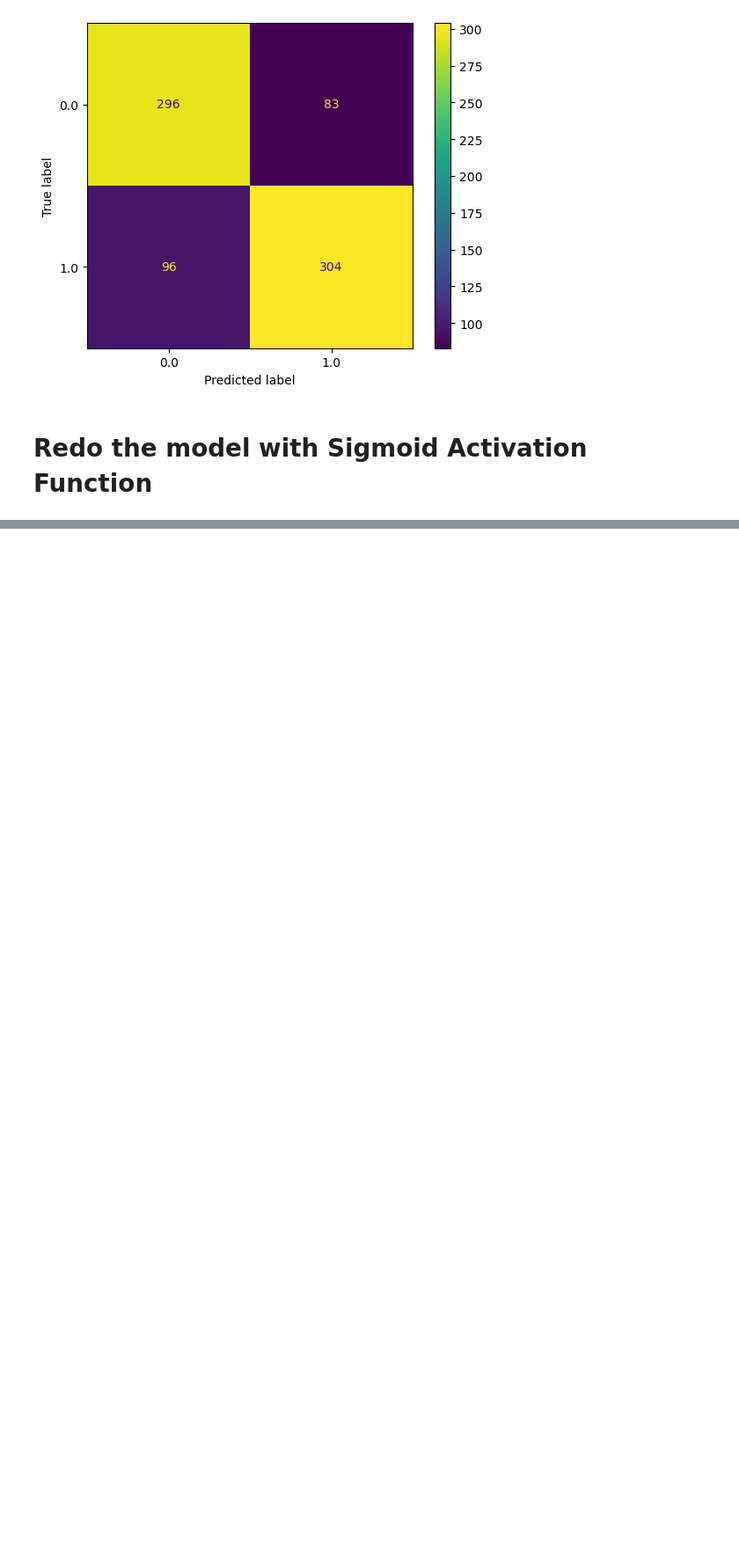
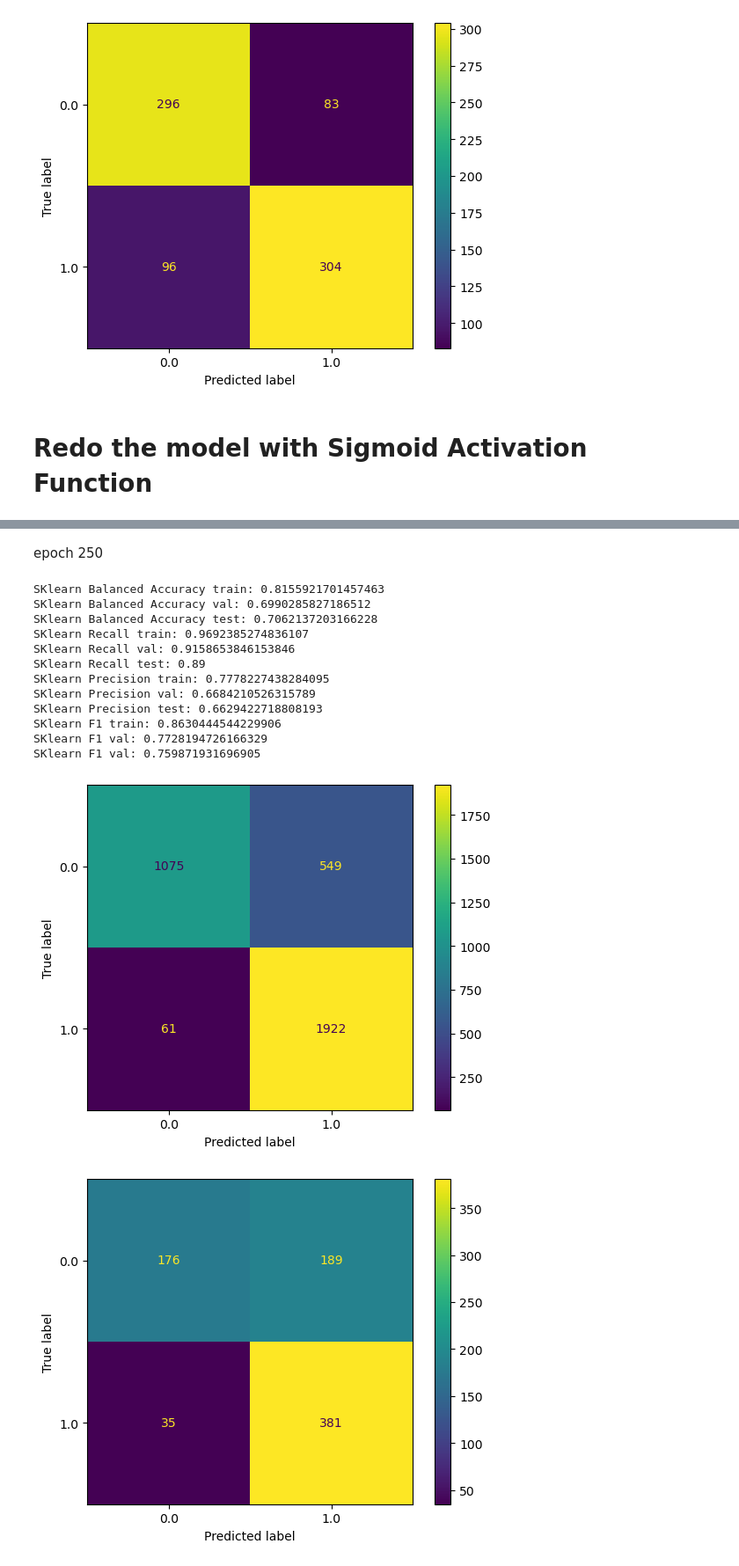
Before and after one commit to dx21006/ML_Tox21_Assessment, a Jupyter notebook: no_nontoxic_nans/2_Deep_NN/Anna best NN metrics.ipynb, the cells around one changed output, grey strips where cells are left out. Shown: that part at 88% size. Cells and saved outputs as stored; diff of their text form; code cells hidden in the pictures; blank space fills up the shorter version.

```diff
--- a/no_nontoxic_nans/2_Deep_NN/Anna best NN metrics.ipynb
+++ b/no_nontoxic_nans/2_Deep_NN/Anna best NN metrics.ipynb
@@ -298,0 +379,20 @@ def optimise_learning_rate(net_param, trainloader, x_train_tensor, y_train_tenso
+# %% [markdown]
+epoch 250
+# %%
+net_optimised_sigmoid = DNN_3_layer_sigmoid()
+test_SGD_metrics(net_optimised_sigmoid, 0.16, 250, trainloader, x_train_tensor, y_train_tensor, x_val_tensor, y_val_tensor, x_test_tensor, y_test_tensor)
+# %% [output]
+SKlearn Balanced Accuracy train: 0.8155921701457463
+SKlearn Balanced Accuracy val: 0.6990285827186512
+SKlearn Balanced Accuracy test: 0.7062137203166228
+SKlearn Recall train: 0.9692385274836107
+SKlearn Recall val: 0.9158653846153846
+SKlearn Recall test: 0.89
+SKlearn Precision train: 0.7778227438284095
+SKlearn Precision val: 0.6684210526315789
+SKlearn Precision test: 0.6629422718808193
+SKlearn F1 train: 0.8630444544229906
+SKlearn F1 val: 0.7728194726166329
+SKlearn F1 val: 0.759871931696905
+[figure, added]
+[figure, added]
```
Also changed, not shown: parts of 6 cells of this notebook, 1 other file.
